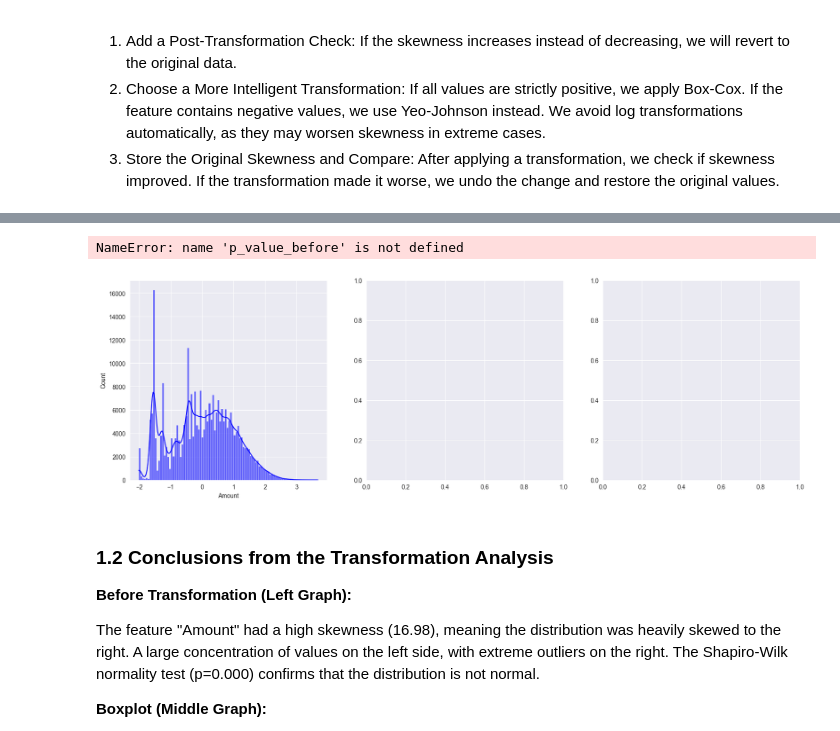
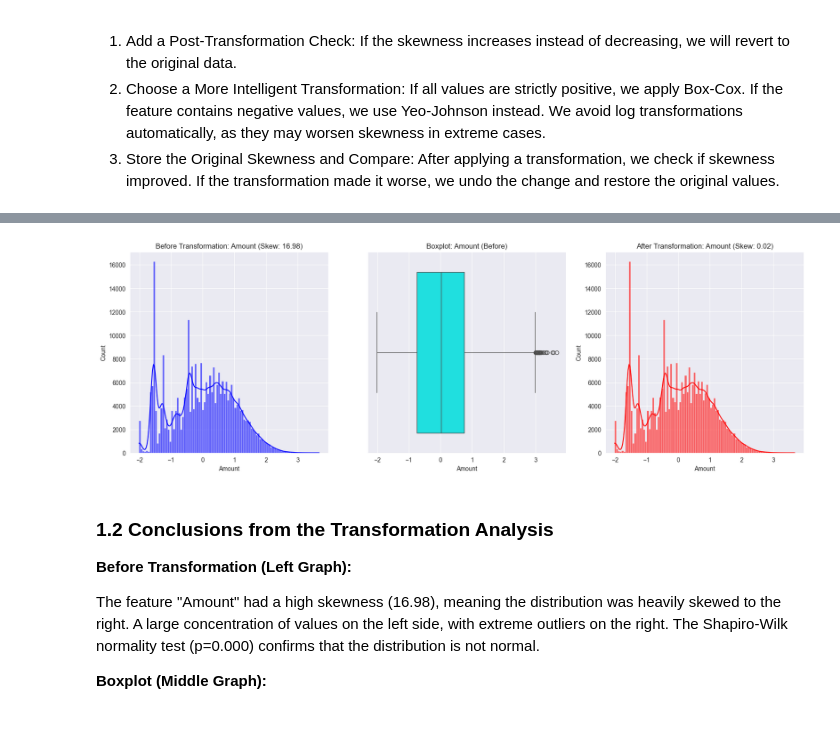
Before and after one commit to guyreuveni33/Tabular-Data-Science-Final-Research-Project, a Jupyter notebook: 21_2_2025_13.ipynb, the cells around one changed output, grey strips where cells are left out. Drawn from its saved outputs; the diff is of its cells as text; code cells hidden in the pictures.

```diff
--- a/21_2_2025_13.ipynb
+++ b/21_2_2025_13.ipynb
@@ -205,22 +206,21 @@ display(results_df)
 # %%
 fig, axes = plt.subplots(1, 3, figsize=(20, 6))
 
-# התפלגות לפני שינוי
+# Distribution before the change
 sns.histplot(df[feature], bins=100, kde=True, ax=axes[0], color='blue', alpha=0.6)
-axes[0].set_title(f'Before Transformation: {feature} (Skew: {skew_before:.2f}, p={p_value_before:.3f})')
+axes[0].set_title(f'Before Transformation: {feature} (Skew: {skew_before:.2f})')
 
-# Boxplot לפני שינוי
+# Boxplot before the change
 sns.boxplot(x=df[feature], ax=axes[1], color='cyan')
 axes[1].set_title(f'Boxplot: {feature} (Before)')
 
-# התפלגות אחרי שינוי
+# Distribution after the change
 sns.histplot(df[feature], bins=100, kde=True, ax=axes[2], color='red', alpha=0.6)
-axes[2].set_title(f'After Transformation: {feature} (Skew: {skew_after:.2f}, p={p_value_after:.3f})')
+axes[2].set_title(f'After Transformation: {feature} (Skew: {new_skew:.2f})')
 
 plt.show()
 # %% [output]
-NameError: name 'p_value_before' is not defined
-[figure, old version]
+[figure, new version]
 # %% [markdown]
 ### 1.2 Conclusions from the Transformation Analysis
 **Before Transformation (Left Graph):**
```
Also changed, not shown: parts of 26 cells of this notebook.
